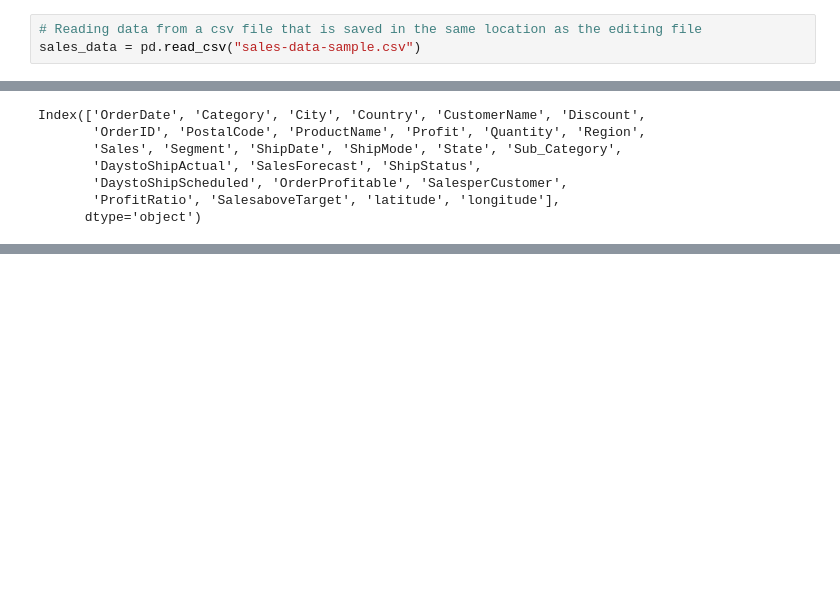
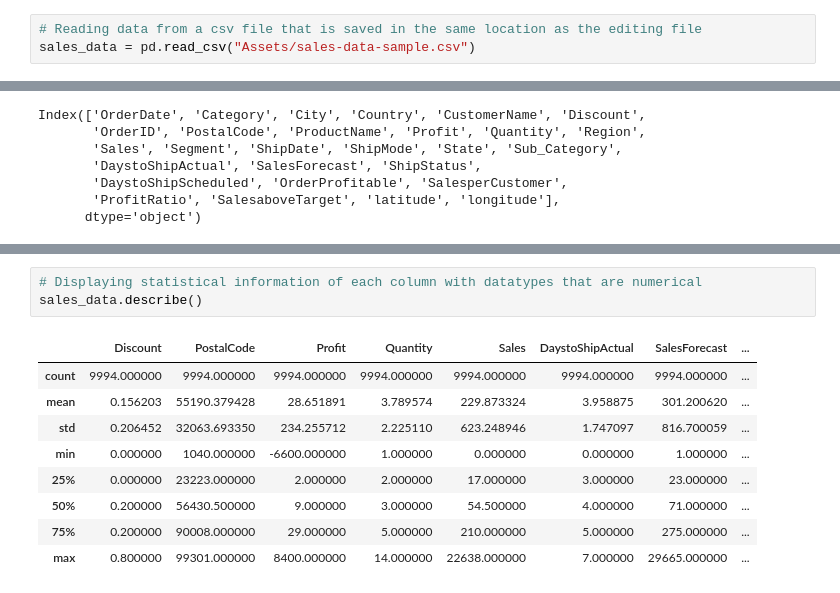
Before and after one commit to AimableHonorable/Data_analysis, a Jupyter notebook: Day1Exercise.ipynb, the cells around one changed output, grey strips where cells are left out. Cells and saved outputs as stored; diff of their text form; blank space fills up the shorter version.

Commit message:
moved row data to the assets folder, added the command to list columns with their datatypes and the command to display statistical information of each numerical column

```diff
--- a/Day1Exercise.ipynb
+++ b/Day1Exercise.ipynb
@@ -58,7 +58,7 @@ A library used for database/dataframe manipulation
 import pandas as pd
 # %%
 # Reading data from a csv file that is saved in the same location as the editing file
-sales_data = pd.read_csv("sales-data-sample.csv")
+sales_data = pd.read_csv("Assets/sales-data-sample.csv")
 # %%
 sales_data.head(5)
 # %% [output]
@@ -105,0 +127,13 @@ Index(['OrderDate', 'Category', 'City', 'Country', 'CustomerName', 'Discount',
+# %%
+# Displaying statistical information of each column with datatypes that are numerical
+sales_data.describe()
+# %% [output]
+|  | Discount | PostalCode | Profit | Quantity | Sales | DaystoShipActual | SalesForecast | ... |
+| count | 9994.000000 | 9994.000000 | 9994.000000 | 9994.000000 | 9994.000000 | 9994.000000 | 9994.000000 | ... |
+| mean | 0.156203 | 55190.379428 | 28.651891 | 3.789574 | 229.873324 | 3.958875 | 301.200620 | ... |
+| std | 0.206452 | 32063.693350 | 234.255712 | 2.225110 | 623.248946 | 1.747097 | 816.700059 | ... |
+| min | 0.000000 | 1040.000000 | -6600.000000 | 1.000000 | 0.000000 | 0.000000 | 1.000000 | ... |
+| 25% | 0.000000 | 23223.000000 | 2.000000 | 2.000000 | 17.000000 | 3.000000 | 23.000000 | ... |
+| 50% | 0.200000 | 56430.500000 | 9.000000 | 3.000000 | 54.500000 | 4.000000 | 71.000000 | ... |
+| 75% | 0.200000 | 90008.000000 | 29.000000 | 5.000000 | 210.000000 | 5.000000 | 275.000000 | ... |
+| max | 0.800000 | 99301.000000 | 8400.000000 | 14.000000 | 22638.000000 | 7.000000 | 29665.000000 | ... |
```
Also changed, not shown: parts of 1 cell of this notebook, 1 other file.
